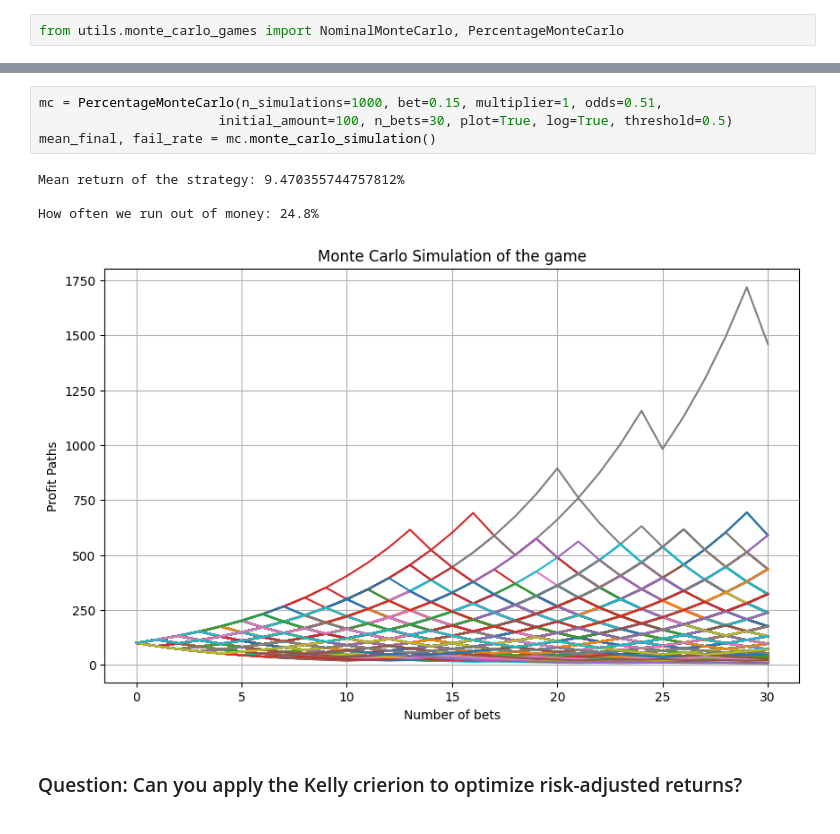
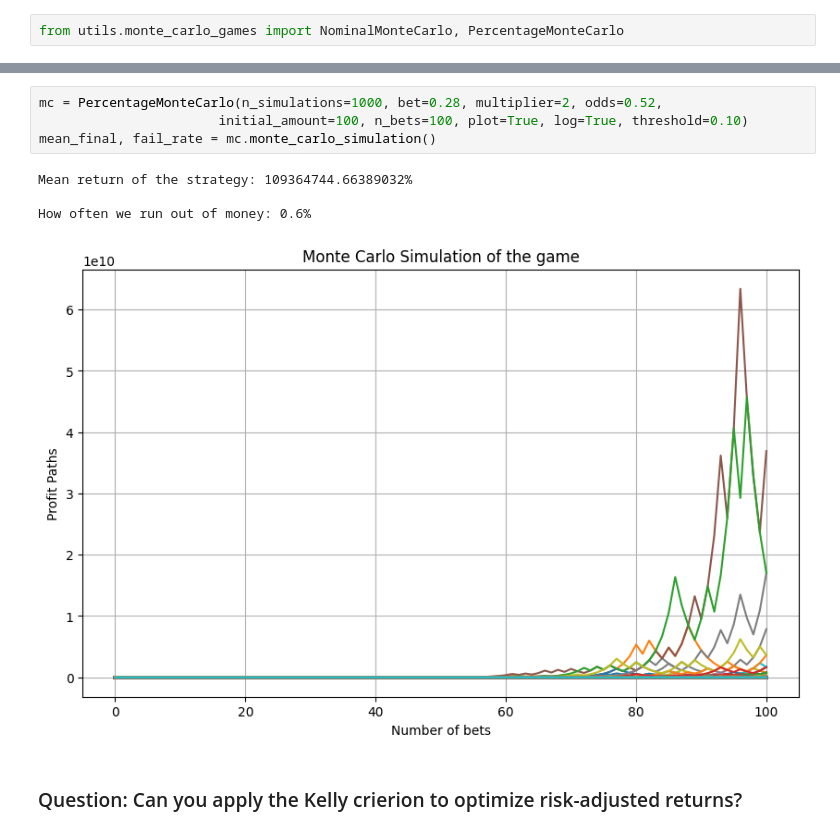
Before and after one commit to m1m1kah/QMML, a Jupyter notebook: Quant_Trading/weekly_workshops/week3_risk/kelly_game.ipynb, the cells around one changed output, grey strips where cells are left out. Saved outputs shown, nothing was run; the diff lists cells and outputs as text.

```diff
--- a/Quant_Trading/weekly_workshops/week3_risk/kelly_game.ipynb
+++ b/Quant_Trading/weekly_workshops/week3_risk/kelly_game.ipynb
@@ -145,11 +145,11 @@ How often we run out of money: 61.7%
 # %%
-mc = PercentageMonteCarlo(n_simulations=1000, bet=0.15, multiplier=1, odds=0.51,
-                       initial_amount=100, n_bets=30, plot=True, log=True, threshold=0.5)
+mc = PercentageMonteCarlo(n_simulations=1000, bet=0.28, multiplier=2, odds=0.52,
+                       initial_amount=100, n_bets=100, plot=True, log=True, threshold=0.10)
 mean_final, fail_rate = mc.monte_carlo_simulation()
 # %% [output]
-Mean return of the strategy: 9.470355744757812%
+Mean return of the strategy: 109364744.66389032%
 
-How often we run out of money: 24.8%
+How often we run out of money: 0.6%
-[figure, old version]
+[figure, new version]
 # %% [markdown]
 ### Question: Can you apply the Kelly crierion to optimize risk-adjusted returns?
```
Also changed, not shown: parts of 1 cell of this notebook, 4 other files.
